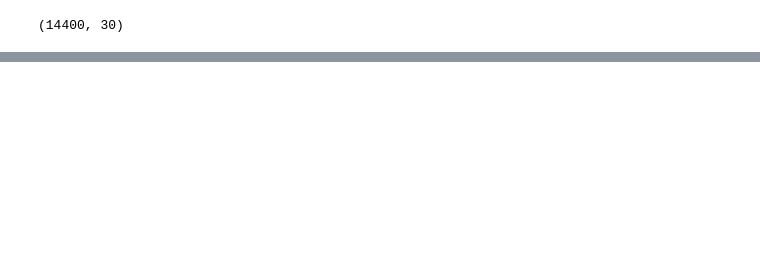
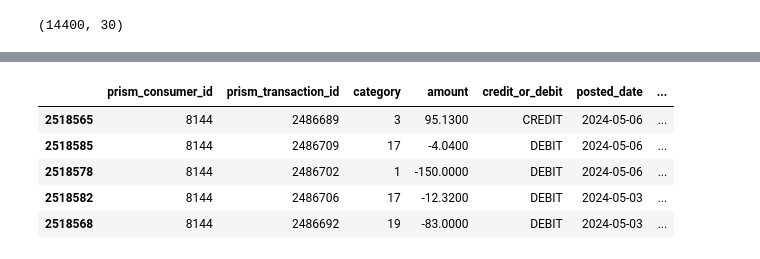
Before and after one commit to danielrmathew/prism-data-credit, a Jupyter notebook: src/notebooks/aman_q2.ipynb, the cells around one changed output, grey strips where cells are left out. Drawn from its saved outputs; the diff is of its cells as text; code cells hidden in the pictures; blank space fills up the shorter version.

```diff
--- a/src/notebooks/aman_q2.ipynb
+++ b/src/notebooks/aman_q2.ipynb
@@ -1206,0 +1273,11 @@ features_all = reduce(lambda left, right: pd.merge(left, right, on='prism_consum
+# %%
+balanceDF_updAmnts = balanceDF_all.copy()
+balanceDF_updAmnts.loc[balanceDF_updAmnts['credit_or_debit'] == 'DEBIT', 'amount'] *= -1
+balanceDF_updAmnts.head()
+# %% [output]
+|  | prism_consumer_id | prism_transaction_id | category | amount | credit_or_debit | posted_date | ... |
+| 2518565 | 8144 | 2486689 | 3 | 95.1300 | CREDIT | 2024-05-06 | ... |
+| 2518585 | 8144 | 2486709 | 17 | -4.0400 | DEBIT | 2024-05-06 | ... |
+| 2518578 | 8144 | 2486702 | 1 | -150.0000 | DEBIT | 2024-05-06 | ... |
+| 2518582 | 8144 | 2486706 | 17 | -12.3200 | DEBIT | 2024-05-03 | ... |
+| 2518568 | 8144 | 2486692 | 19 | -83.0000 | DEBIT | 2024-05-03 | ... |
```
Also changed, not shown: parts of 21 cells of this notebook.
